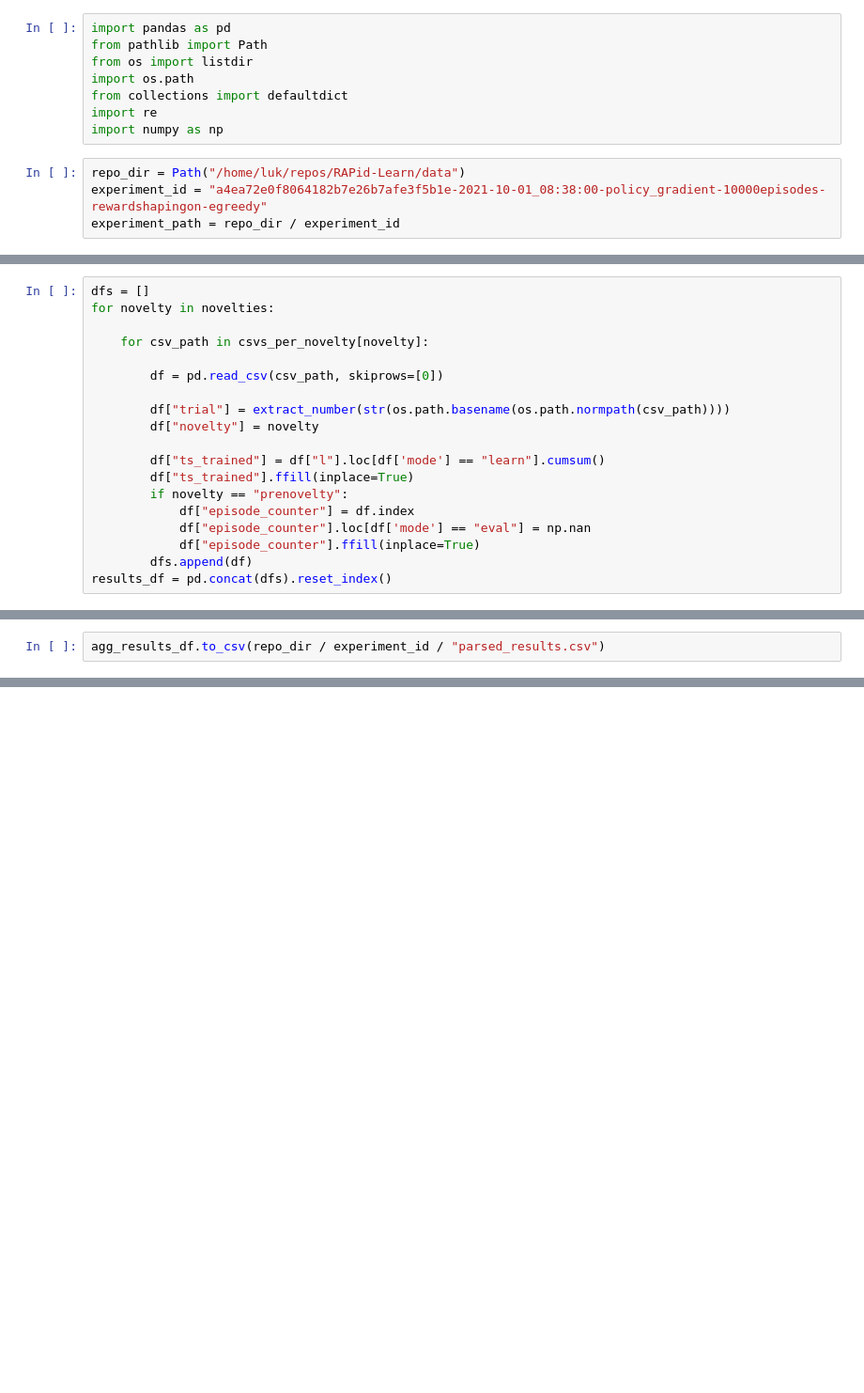
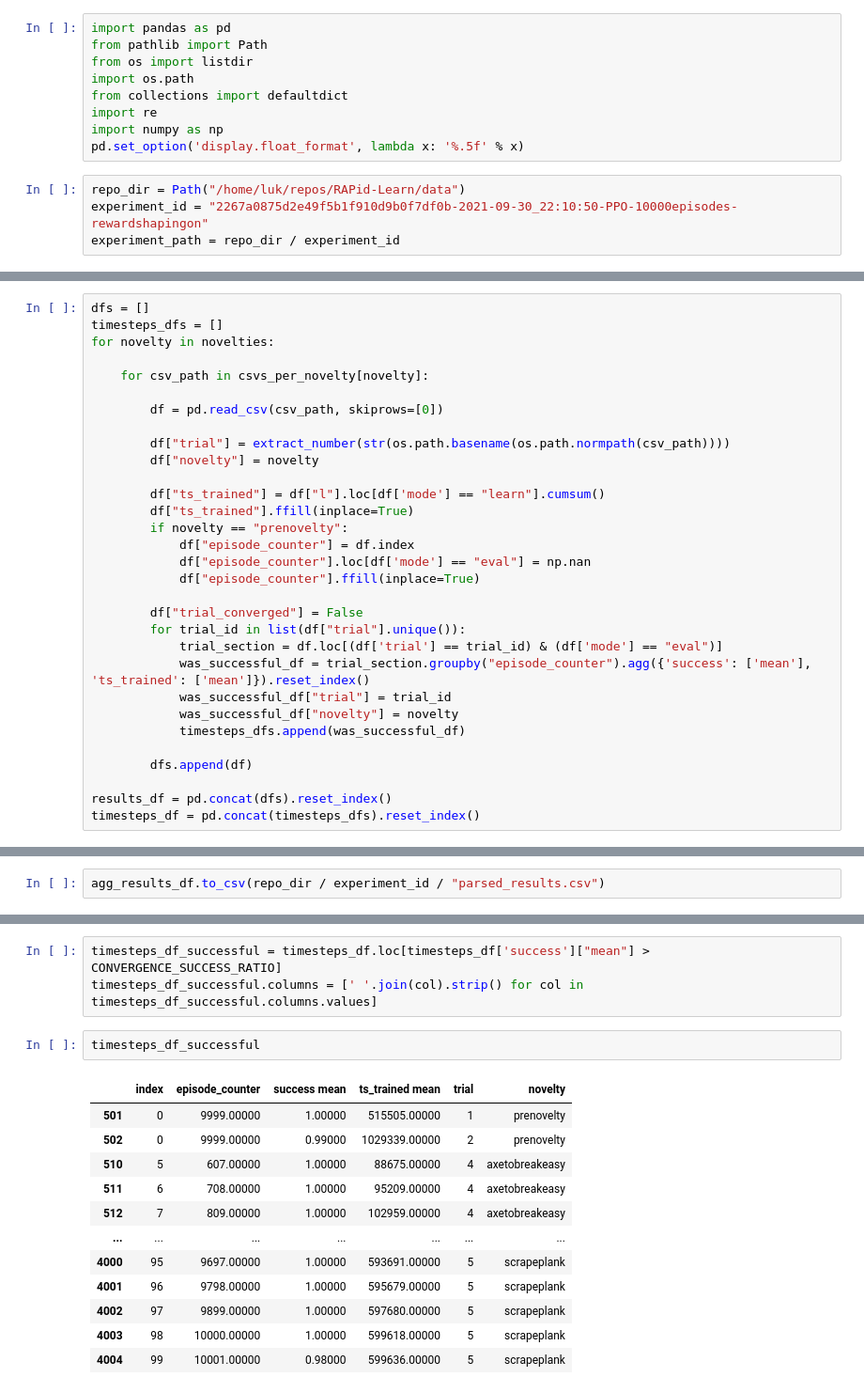
Before and after one commit to goelshivam1210/RAPid-Learn, a Jupyter notebook: baselines/notebooks/result_parsing.ipynb, the cells around one changed output, grey strips where cells are left out. Shown at 94% size. Cells and saved outputs as stored; diff of their text form; blank space fills up the shorter version.

Commit message:
add correct parsing for timesteps to adapt

```diff
--- a/baselines/notebooks/result_parsing.ipynb
+++ b/baselines/notebooks/result_parsing.ipynb
@@ -6,9 +6,10 @@ import os.path
 from collections import defaultdict
 import re
 import numpy as np
+pd.set_option('display.float_format', lambda x: '%.5f' % x)
 # %%
 repo_dir = Path("/home/luk/repos/RAPid-Learn/data")
-experiment_id = "a4ea72e0f8064182b7e26b7afe3f5b1e-2021-10-01_08:38:00-policy_gradient-10000episodes-rewardshapingon-egreedy"
+experiment_id = "2267a0875d2e49f5b1f910d9b0f7df0b-2021-09-30_22:10:50-PPO-10000episodes-rewardshapingon"
 experiment_path = repo_dir / experiment_id
 # %%
 novelties = ["axefirecteasy", "prenovelty", "axetobreakeasy", "axetobreakhard", "firecraftingtableeasy",
@@ -28,6 +29,7 @@ for novelty in novelties:
                     csvs_per_novelty[novelty].append(experiment_path / novelty / trial_dir / filename)
 # %%
 dfs = []
+timesteps_dfs = []
 for novelty in novelties:
 
     for csv_path in csvs_per_novelty[novelty]:
@@ -43,5 +45,16 @@ for novelty in novelties:
             df["episode_counter"] = df.index
             df["episode_counter"].loc[df['mode'] == "eval"] = np.nan
             df["episode_counter"].ffill(inplace=True)
+
+        df["trial_converged"] = False
+        for trial_id in list(df["trial"].unique()):
+            trial_section = df.loc[(df['trial'] == trial_id) & (df['mode'] == "eval")]
+            was_successful_df = trial_section.groupby("episode_counter").agg({'success': ['mean'], 'ts_trained': ['mean']}).reset_index()
+            was_successful_df["trial"] = trial_id
+            was_successful_df["novelty"] = novelty
+            timesteps_dfs.append(was_successful_df)
+
         dfs.append(df)
+
 results_df = pd.concat(dfs).reset_index()
+timesteps_df = pd.concat(timesteps_dfs).reset_index()
@@ -92,0 +95,18 @@ timestep_results_df = results_df.loc[results_df['mode'] == "eval"] \
+# %%
+timesteps_df_successful = timesteps_df.loc[timesteps_df['success']["mean"] > CONVERGENCE_SUCCESS_RATIO]
+timesteps_df_successful.columns = [' '.join(col).strip() for col in timesteps_df_successful.columns.values]
+# %%
+timesteps_df_successful
+# %% [output]
+|  | index | episode_counter | success mean | ts_trained mean | trial | novelty |
+| 501 | 0 | 9999.00000 | 1.00000 | 515505.00000 | 1 | prenovelty |
+| 502 | 0 | 9999.00000 | 0.99000 | 1029339.00000 | 2 | prenovelty |
+| 510 | 5 | 607.00000 | 1.00000 | 88675.00000 | 4 | axetobreakeasy |
+| 511 | 6 | 708.00000 | 1.00000 | 95209.00000 | 4 | axetobreakeasy |
+| 512 | 7 | 809.00000 | 1.00000 | 102959.00000 | 4 | axetobreakeasy |
+| ... | ... | ... | ... | ... | ... | ... |
+| 4000 | 95 | 9697.00000 | 1.00000 | 593691.00000 | 5 | scrapeplank |
+| 4001 | 96 | 9798.00000 | 1.00000 | 595679.00000 | 5 | scrapeplank |
+| 4002 | 97 | 9899.00000 | 1.00000 | 597680.00000 | 5 | scrapeplank |
+| 4003 | 98 | 10000.00000 | 1.00000 | 599618.00000 | 5 | scrapeplank |
+| 4004 | 99 | 10001.00000 | 0.98000 | 599636.00000 | 5 | scrapeplank |
```
Also changed, not shown: parts of 11 cells of this notebook.
